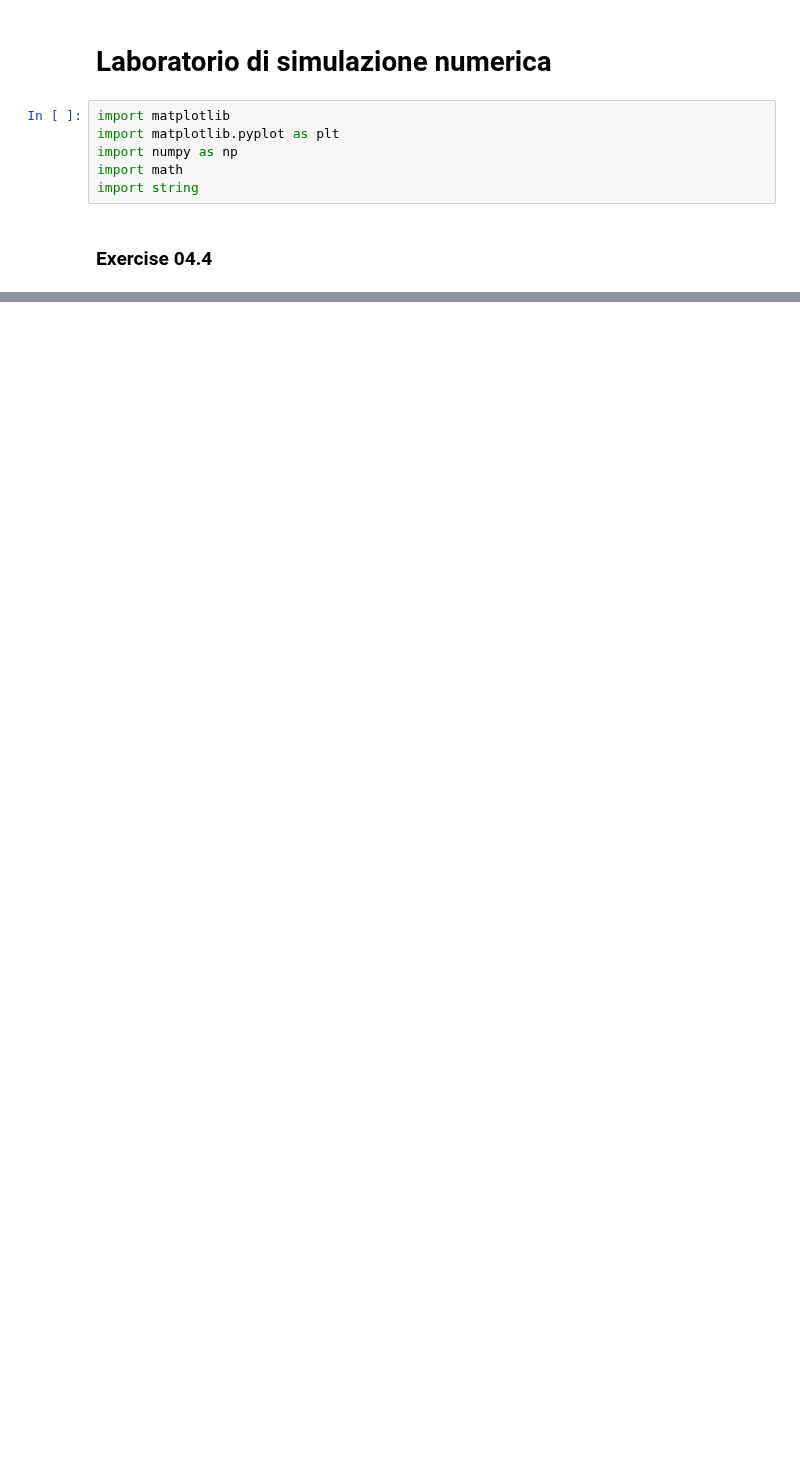
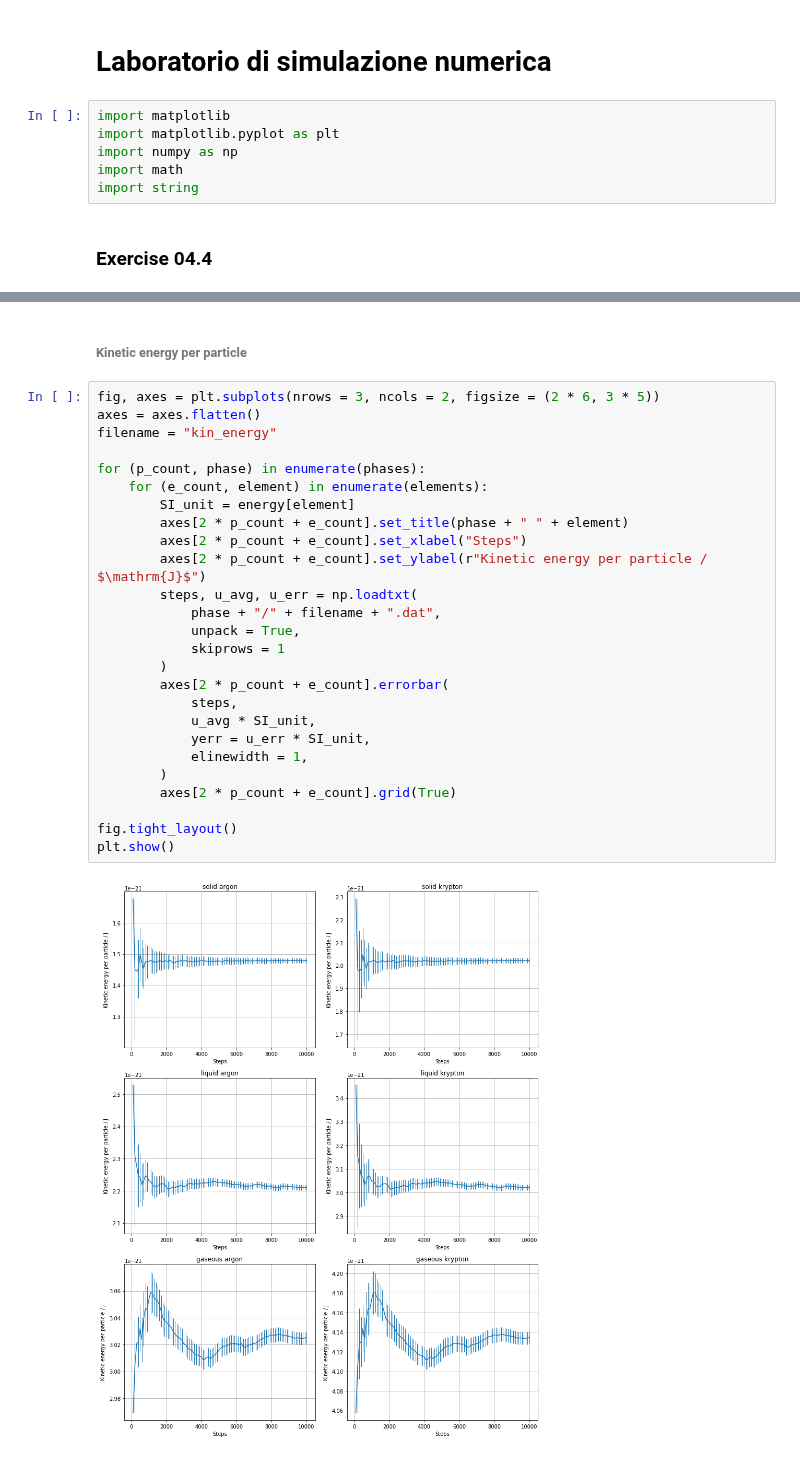
Before and after one commit to phaerrax/lab-simulazione-numerica, a Jupyter notebook: exercise04/exercise04.ipynb, the cells around one changed output, grey strips where cells are left out. Cells and saved outputs as stored; diff of their text form; blank space fills up the shorter version.

```diff
--- a/exercise04/exercise04.ipynb
+++ b/exercise04/exercise04.ipynb
@@ -168,0 +150,30 @@ for phase in phases:
+# %% [markdown]
+###### Kinetic energy per particle
+# %%
+fig, axes = plt.subplots(nrows = 3, ncols = 2, figsize = (2 * 6, 3 * 5))
+axes = axes.flatten()
+filename = "kin_energy"
+
+for (p_count, phase) in enumerate(phases):
+    for (e_count, element) in enumerate(elements):
+        SI_unit = energy[element]
+        axes[2 * p_count + e_count].set_title(phase + " " + element)
+        axes[2 * p_count + e_count].set_xlabel("Steps")
+        axes[2 * p_count + e_count].set_ylabel(r"Kinetic energy per particle / $\mathrm{J}$")
+        steps, u_avg, u_err = np.loadtxt(
+            phase + "/" + filename + ".dat",
+            unpack = True,
+            skiprows = 1
+        )
+        axes[2 * p_count + e_count].errorbar(
+            steps,
+            u_avg * SI_unit,
+            yerr = u_err * SI_unit,
+            elinewidth = 1,
+        )
+        axes[2 * p_count + e_count].grid(True)
+
+fig.tight_layout()
+plt.show()
+# %% [output]
+[figure, added]
```
Also changed, not shown: parts of 21 cells of this notebook, 7 other files.
